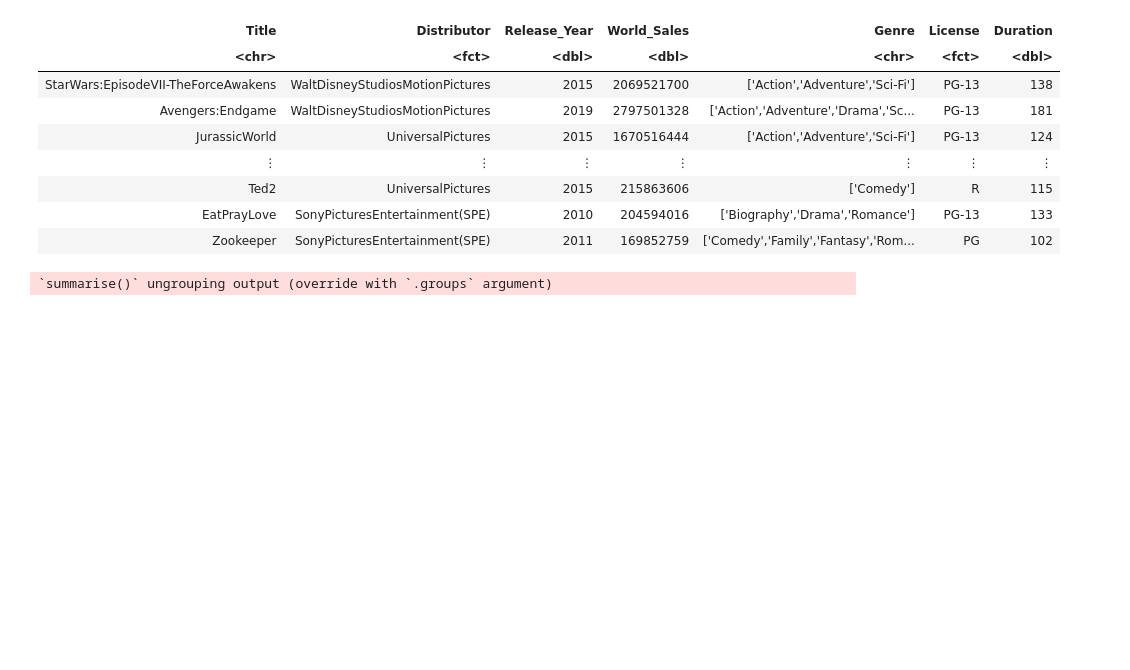
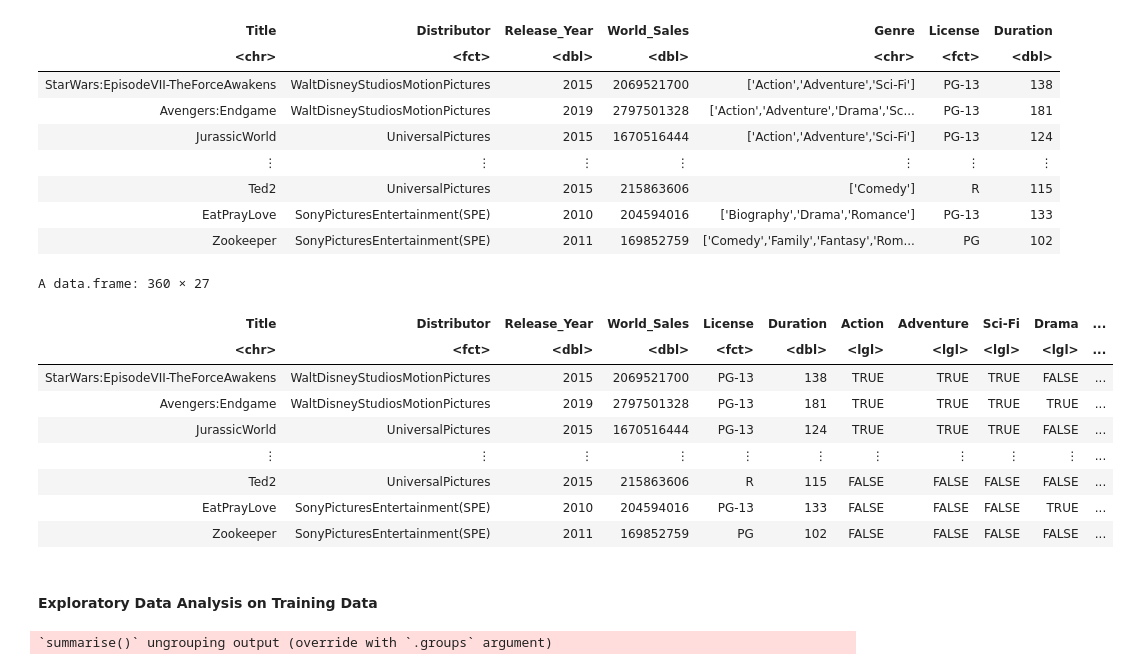
Before and after one commit to starsurfer87/DSCI100-Group-Project, a Jupyter notebook: project-proposal.ipynb, the cells around one changed output. Saved outputs shown, nothing was run; the diff lists cells and outputs as text; code cells hidden in the pictures; blank space fills up the shorter version.

```diff
--- a/project-proposal.ipynb
+++ b/project-proposal.ipynb
@@ -225,6 +172,42 @@ A data.frame: 360 × 7
 | Ted2 | UniversalPictures | 2015 | 215863606 | ['Comedy'] | R | 115 |
 | EatPrayLove | SonyPicturesEntertainment(SPE) | 2010 | 204594016 | ['Biography','Drama','Romance'] | PG-13 | 133 |
 | Zookeeper | SonyPicturesEntertainment(SPE) | 2011 | 169852759 | ['Comedy','Family','Fantasy','Rom... | PG | 102 |
+# %%
+# tidying genre data
+
+# creating list of included genres
+genre_list <- movies_2010_tidy %>%
+    select(Genre) %>%
+    # remove brackets, quotation marks, and spaces from string
+    mutate(Genre = str_replace_all(string = Genre, pattern = regex("[]\\[\' ]"), replacement = "")) %>%
+    # change string into list
+    mutate(Genre = as.list(strsplit(Genre, ","))) %>%
+    # make a list of all unique values
+    pull() %>%
+    flatten() %>%
+    unique()
+
+# creating columns for each genre
+movies_genres <- movies_2010_tidy
+for(i in genre_list)
+  {
+    movies_genres <- movies_genres %>%
+        mutate(!!i := str_detect(Genre, i))
+}
+
+movies_tidy <- select(movies_genres, -Genre)
+movies_tidy
+# %% [output]
+A data.frame: 360 × 27
+| Title | Distributor | Release_Year | World_Sales | License | Duration | Action | Adventure | Sci-Fi | Drama | ... |
+| <chr> | <fct> | <dbl> | <dbl> | <fct> | <dbl> | <lgl> | <lgl> | <lgl> | <lgl> | ... |
+| StarWars:EpisodeVII-TheForceAwakens | WaltDisneyStudiosMotionPictures | 2015 | 2069521700 | PG-13 | 138 | TRUE | TRUE | TRUE | FALSE | ... |
+| Avengers:Endgame | WaltDisneyStudiosMotionPictures | 2019 | 2797501328 | PG-13 | 181 | TRUE | TRUE | TRUE | TRUE | ... |
+| JurassicWorld | UniversalPictures | 2015 | 1670516444 | PG-13 | 124 | TRUE | TRUE | TRUE | FALSE | ... |
+| ⋮ | ⋮ | ⋮ | ⋮ | ⋮ | ⋮ | ⋮ | ⋮ | ⋮ | ⋮ | ... |
+| Ted2 | UniversalPictures | 2015 | 215863606 | R | 115 | FALSE | FALSE | FALSE | FALSE | ... |
+| EatPrayLove | SonyPicturesEntertainment(SPE) | 2010 | 204594016 | PG-13 | 133 | FALSE | FALSE | FALSE | TRUE | ... |
+| Zookeeper | SonyPicturesEntertainment(SPE) | 2011 | 169852759 | PG | 102 | FALSE | FALSE | FALSE | FALSE | ... |
 # %%
 # split data into training and testing set
 set.seed(20)
@@ -232,3 +215,5 @@ movies_split <- initial_split(movies_2010_tidy, prop = 0.75, strata = World_Sale
 movies_train <- training(movies_split)
 movies_test <- training(movies_split)
+# %% [markdown]
+#### Exploratory Data Analysis on Training Data
 # %%
```
Also changed, not shown: parts of 11 cells of this notebook.
